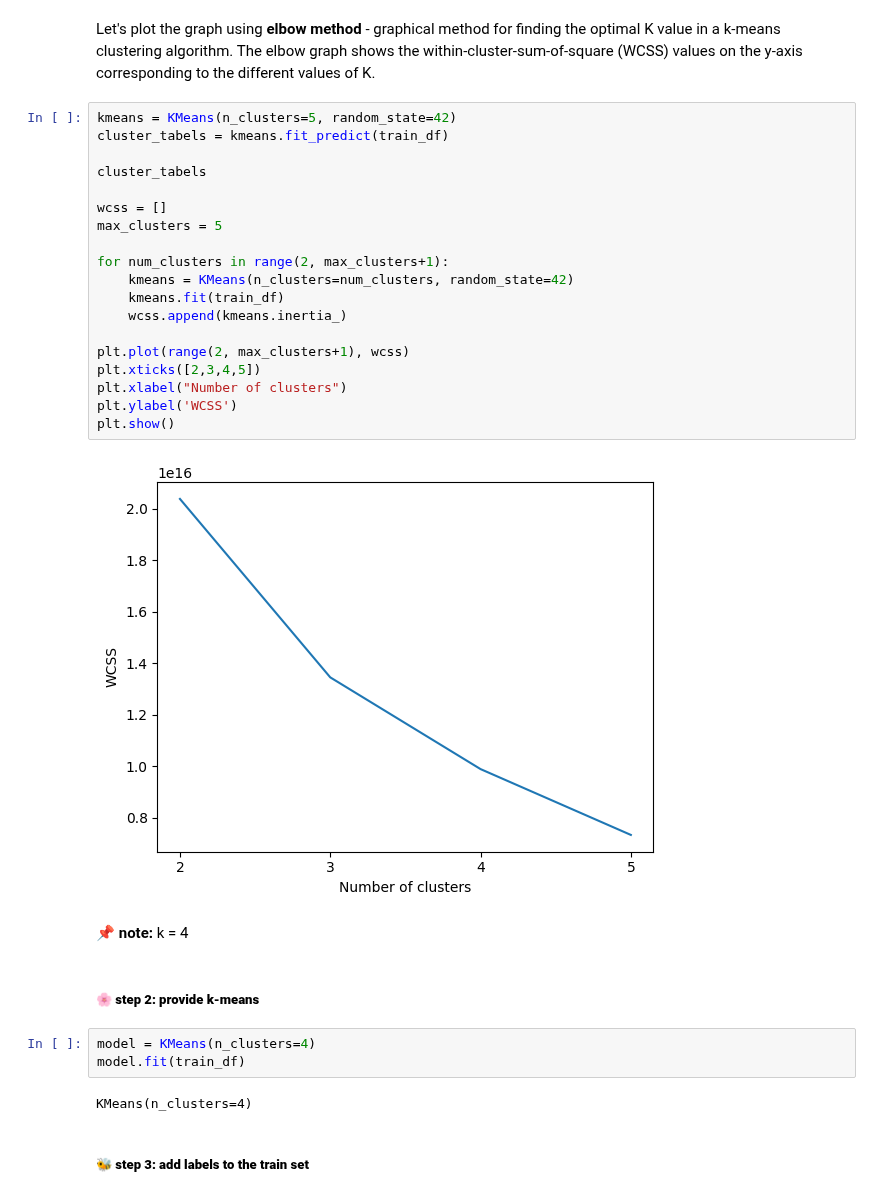
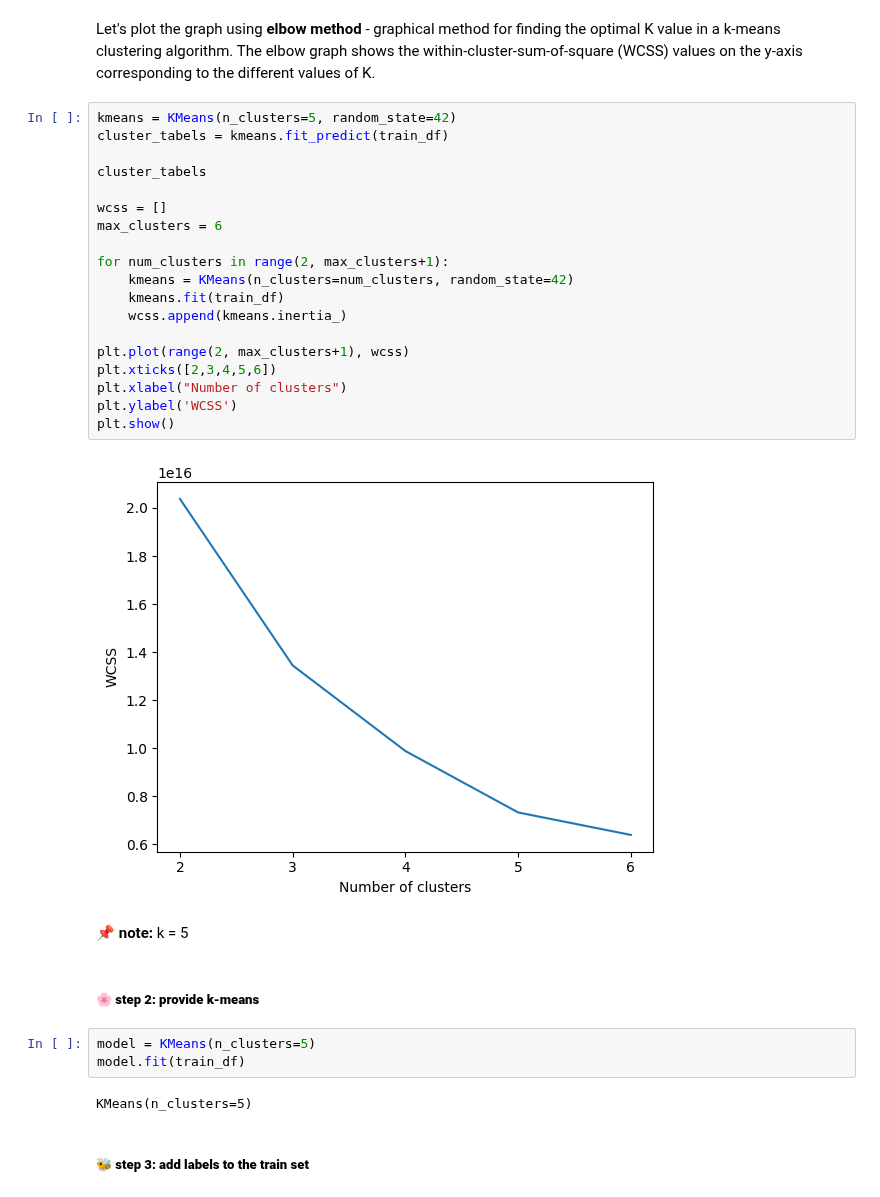
Before and after one commit to Wikusia-s/DM-recomendation-system, a Jupyter notebook: main.ipynb, the cells around one changed output. Cells and saved outputs as stored; diff of their text form.

```diff
--- a/main.ipynb
+++ b/main.ipynb
@@ -426,33 +426,33 @@ Let's plot the graph using **elbow method** - graphical method for finding the o
 # %%
 kmeans = KMeans(n_clusters=5, random_state=42)
 cluster_tabels = kmeans.fit_predict(train_df)
 
 cluster_tabels
 
 wcss = []
-max_clusters = 5
+max_clusters = 6
 
 for num_clusters in range(2, max_clusters+1):
     kmeans = KMeans(n_clusters=num_clusters, random_state=42)
     kmeans.fit(train_df)
     wcss.append(kmeans.inertia_)
 
 plt.plot(range(2, max_clusters+1), wcss)
-plt.xticks([2,3,4,5])
+plt.xticks([2,3,4,5,6])
 plt.xlabel("Number of clusters")
 plt.ylabel('WCSS')
 plt.show()
 # %% [output]
-[figure, old version]
+[figure, new version]
 # %% [markdown]
-📌 **note:** k = 4
+📌 **note:** k = 5
 # %% [markdown]
 ##### 🌸 **step 2: provide k-means**
 # %%
-model = KMeans(n_clusters=4)
+model = KMeans(n_clusters=5)
 model.fit(train_df)
 # %% [output]
-KMeans(n_clusters=4)
+KMeans(n_clusters=5)
 # %% [markdown]
 ##### 🐝 **step 3: add labels to the train set**
 # %%
```
Also changed, not shown: parts of 1 cell of this notebook.
